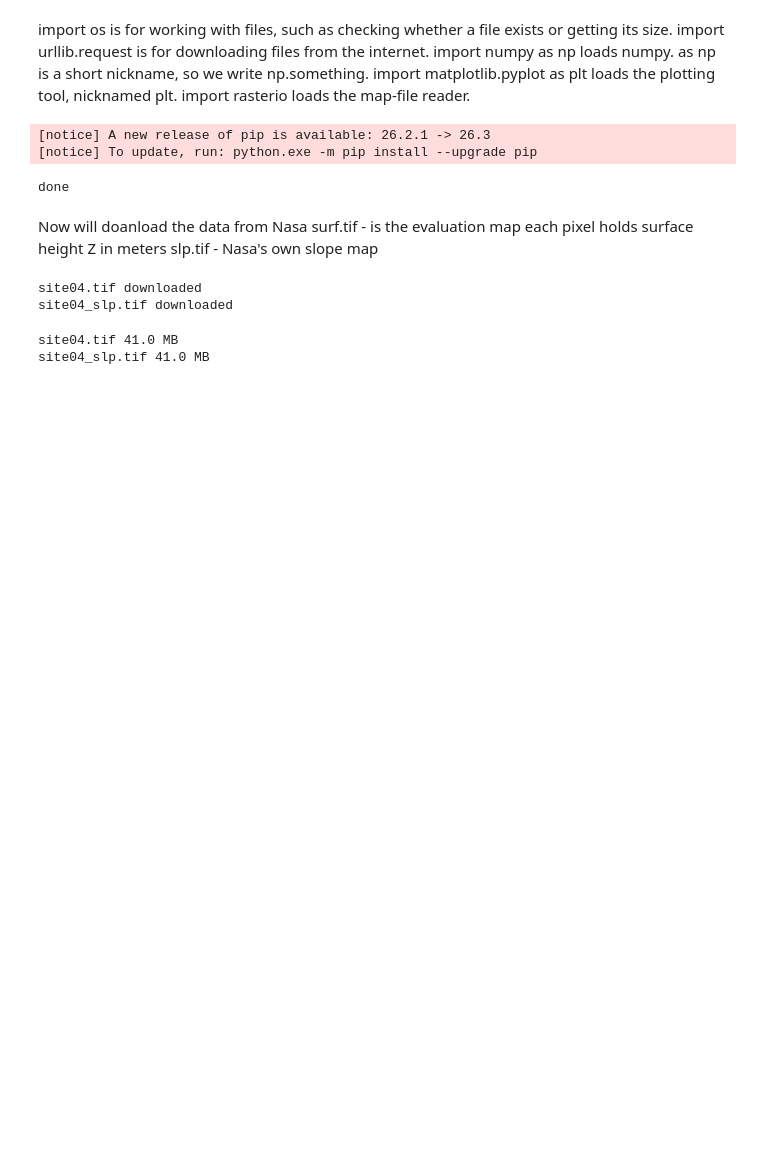
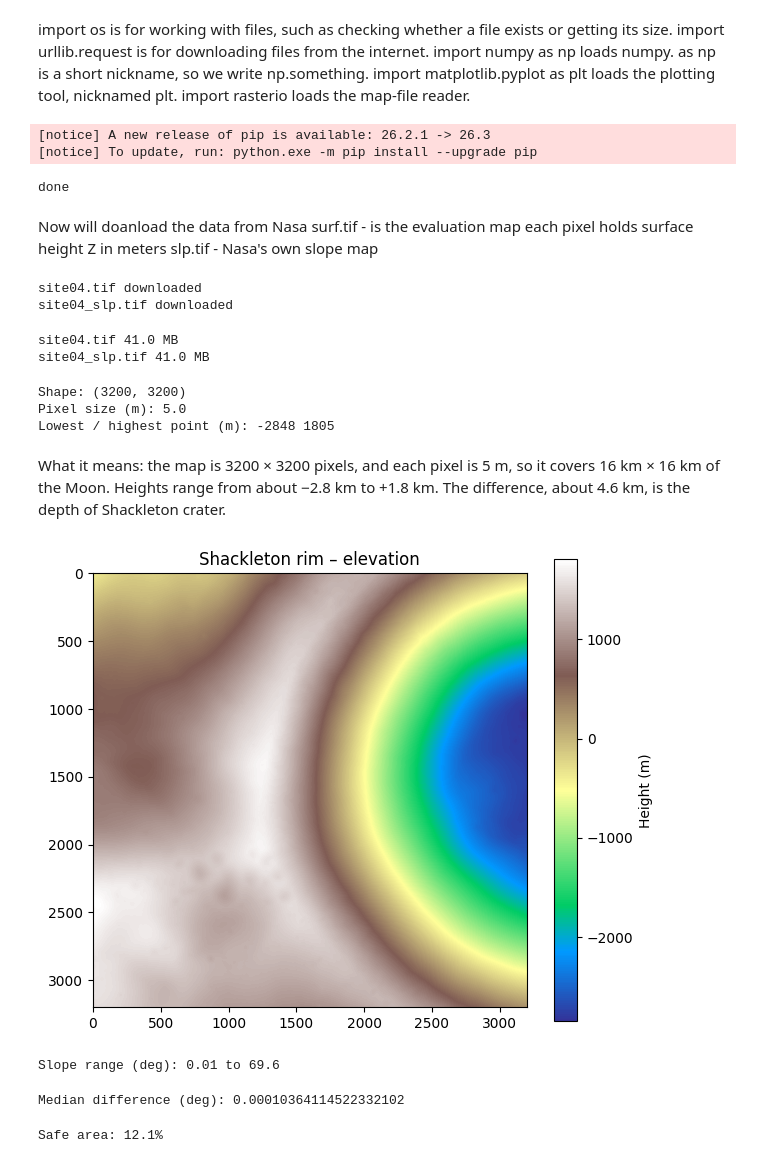
Before and after one commit to lokithasendila/NASA-Moon-Landing-Predictor, a Jupyter notebook: NASA_moon_landing_predictor.ipynb, the cells around one changed output. Saved outputs shown, nothing was run; the diff lists cells and outputs as text; code cells hidden in the pictures; blank space fills up the shorter version.

Commit message:
get the rim slope and the visualize it

```diff
--- a/NASA_moon_landing_predictor.ipynb
+++ b/NASA_moon_landing_predictor.ipynb
@@ -42,3 +42,44 @@ for name in files:
 # %% [output]
 site04.tif 41.0 MB
 site04_slp.tif 41.0 MB
+# %%
+with rasterio.open("site04.tif") as src: #it opens the file and close
+    dem = src.read(1).astype("float64") #
+    pixel_size = src.res[0]
+# %%
+print("Shape:", dem.shape)
+print("Pixel size (m):", pixel_size)
+print("Lowest / highest point (m):", round(dem.min()), round(dem.max()))
+# %% [output]
+Shape: (3200, 3200)
+Pixel size (m): 5.0
+Lowest / highest point (m): -2848 1805
+# %% [markdown]
+What it means: the map is 3200 × 3200 pixels, and each pixel is 5 m, so it covers 16 km × 16 km of the Moon. Heights range from about −2.8 km to +1.8 km. The difference, about 4.6 km, is the depth of Shackleton crater.
+# %%
+plt.figure(figsize=(7, 6)) #pic size
+plt.imshow(dem, cmap="terrain") #low areas blue and high areas brown and white
+plt.colorbar(label="Height (m)") #scale bar shows the mm to the color
+plt.title("Shackleton rim – elevation")
+plt.show()
+# %% [output]
+[figure, added]
+# %%
+dz_dy, dz_dx = np.gradient(dem,pixel_size) #this check for every pixel at once how much the hight change per meter going east and north
+slope_deg = np.degrees(np.arctan(np.sqrt(dz_dy**2 + dz_dx**2)))  #convert one steepness num the east and north with it pyhtogoras
+#by arctan convert the steepness in to radians angle
+#by desgrees convert radians in to desgrees
+print("Slope range (deg):", round(slope_deg.min(), 2), "to", round(slope_deg.max(), 1))
+# %% [output]
+Slope range (deg): 0.01 to 69.6
+# %%
+with rasterio.open("site04_slp.tif") as src:
+    nasa_slope = src.read(1).astype("float64")
+print("Median difference (deg):", np.median(np.abs(slope_deg - nasa_slope)))
+# %% [output]
+Median difference (deg): 0.00010364114522332102
+# %%
+safe = slope_deg < 8
+print("Safe area: %.1f%%" % (100 * safe.mean()))
+# %% [output]
+Safe area: 12.1%
```
Also changed, not shown: parts of 1 cell of this notebook.
